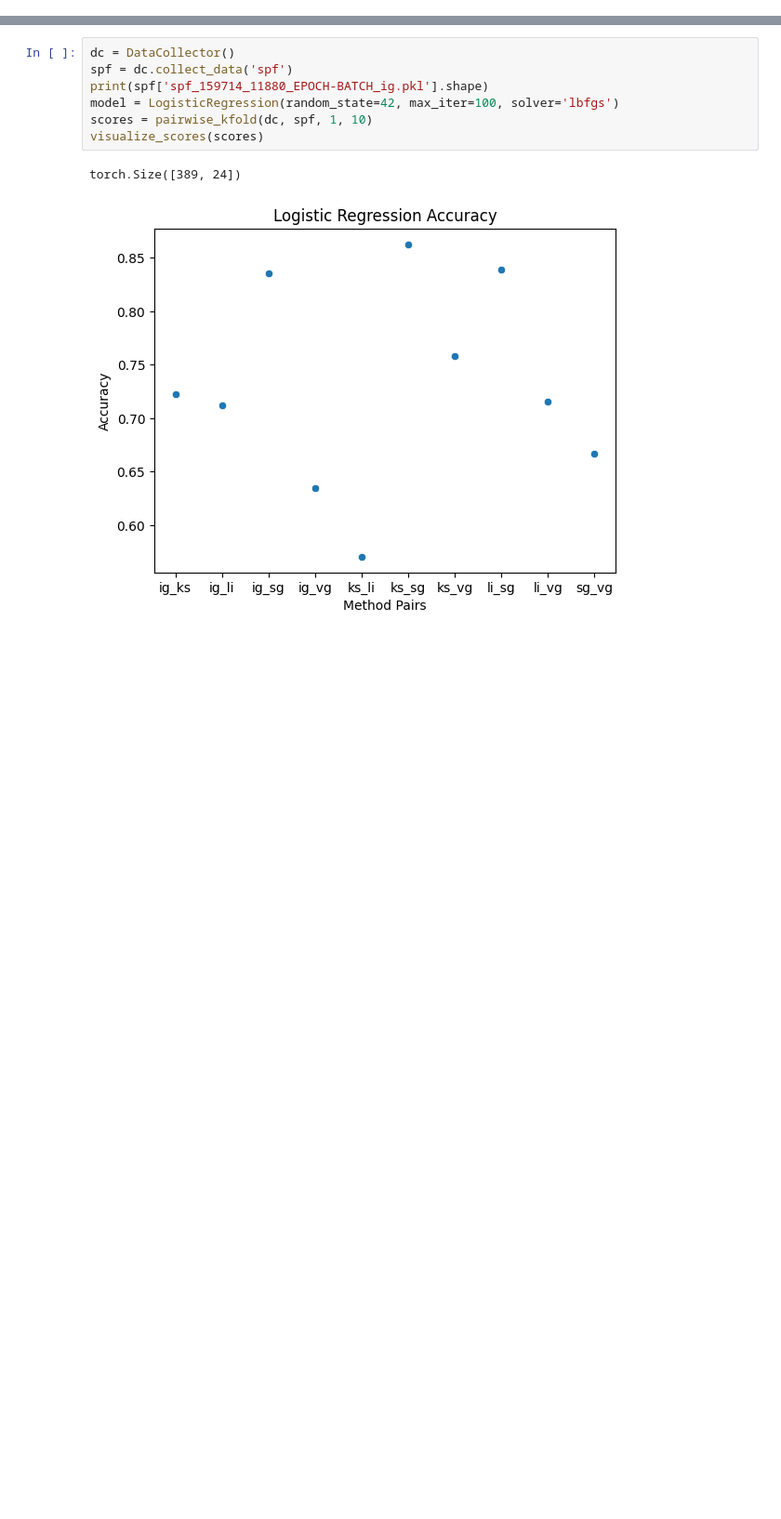
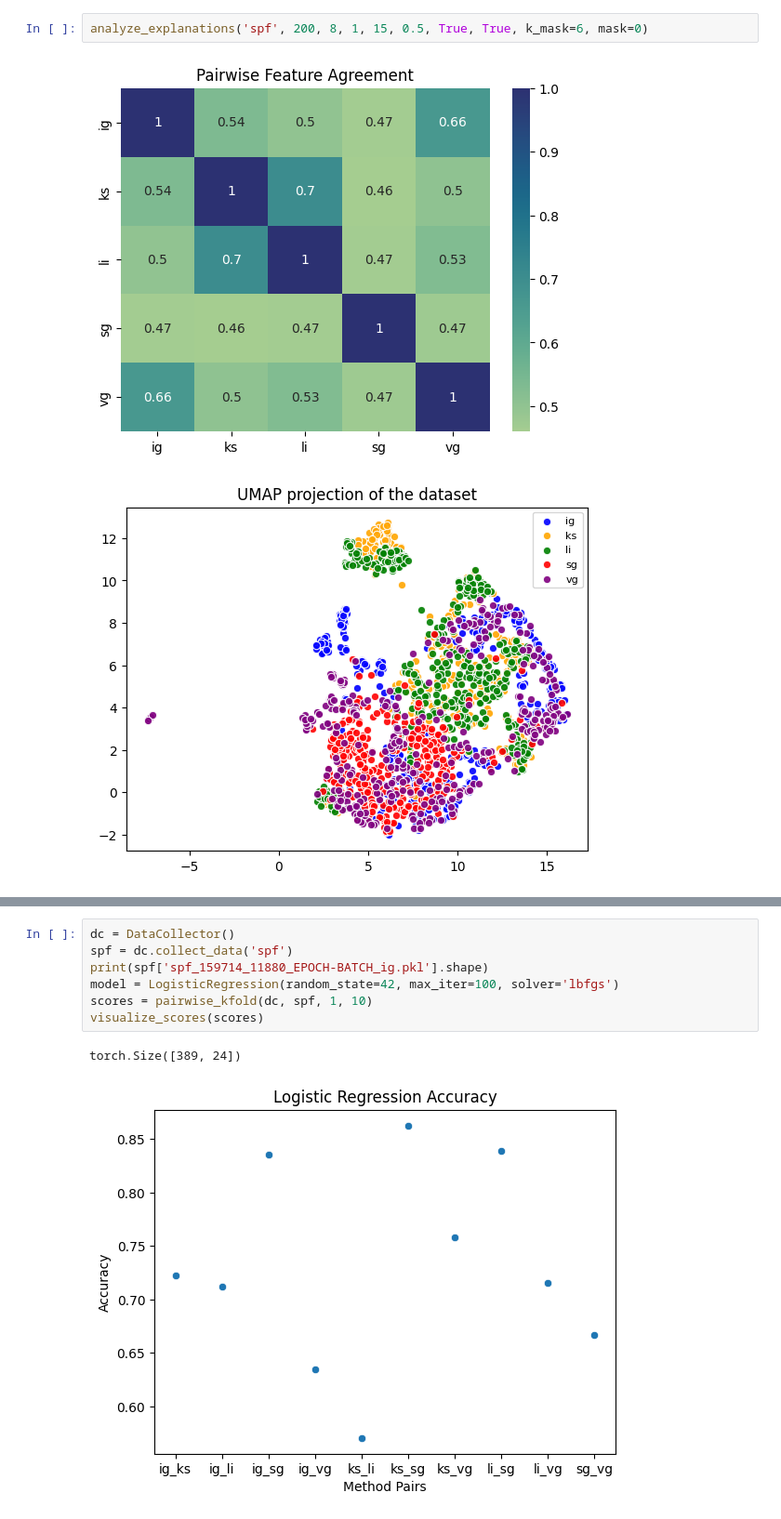
Before and after one commit to ekunigk/BA_Disagreement_Problem, a Jupyter notebook: evaluation_two.ipynb, the cells around one changed output, grey strips where cells are left out. Shown at 93% size. Drawn from its saved outputs; the diff is of its cells as text; blank space fills up the shorter version.

```diff
--- a/evaluation_two.ipynb
+++ b/evaluation_two.ipynb
@@ -7,0 +22,5 @@ from visualization.regression_fig import visualize_scores, visualize_scores_all,
+# %%
+analyze_explanations('spf', 200, 8, 1, 15, 0.5, True, True, k_mask=6, mask=0)
+# %% [output]
+[figure, added]
+[figure, added]
```
Also changed, not shown: parts of 10 cells of this notebook, 5 other files.
